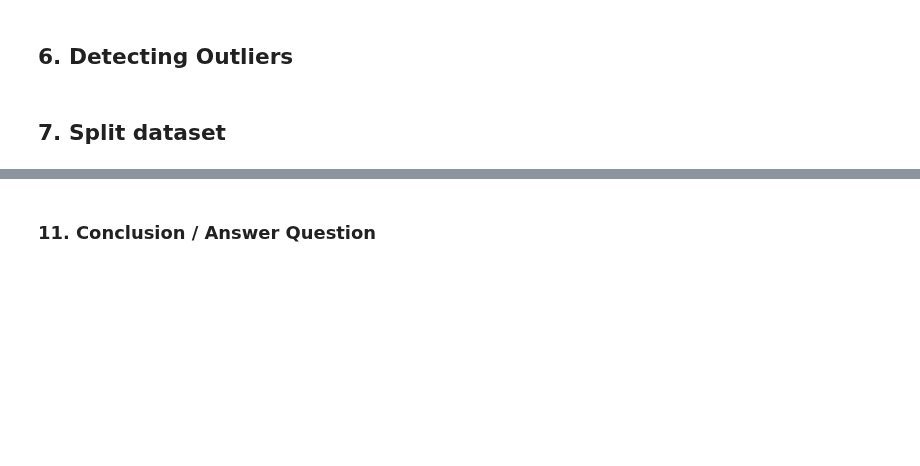
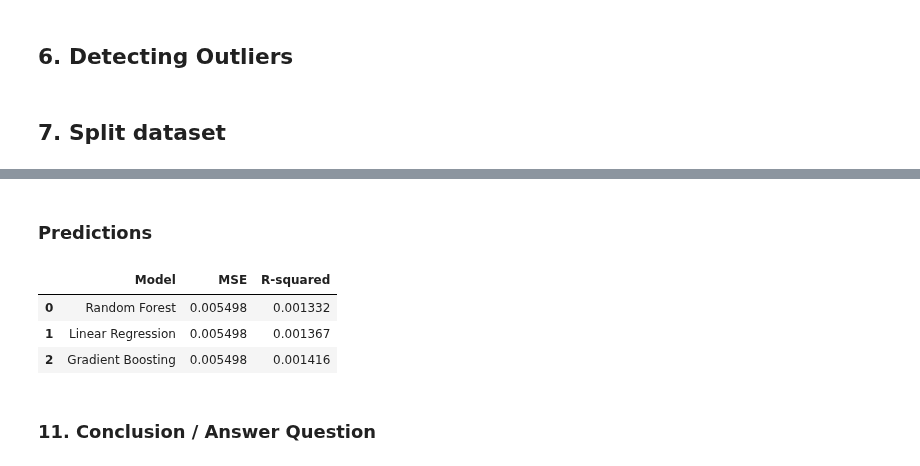
Before and after one commit to elkinbarretorojas/data_science, a Jupyter notebook: energy/model.ipynb, the cells around one changed output, grey strips where cells are left out. Saved outputs shown, nothing was run; the diff lists cells and outputs as text; code cells hidden in the pictures; blank space fills up the shorter version.

```diff
--- a/energy/model.ipynb
+++ b/energy/model.ipynb
@@ -276,3 +392,30 @@ Train: [   0    1    2 ... 3645 3646 3647] Test: [  20   41   62   83  104  125
+# %% [markdown]
+### Predictions
+# %%
+rforest_predictions = random_forest_model.predict(x_test_scaled)
+linreg_predictions = linear_regression_model.predict(x_test_scaled)
+gradboost_predictions = gradient_boosting_model.predict(x_test_scaled)
+# %%
+rf_mse = mean_squared_error(y_test, rforest_predictions)
+lr_mse = mean_squared_error(y_test, linreg_predictions)
+gb_mse = mean_squared_error(y_test, gradboost_predictions)
+# %%
+rf_r2 = r2_score(y_test, rforest_predictions)
+lr_r2 = r2_score(y_test, linreg_predictions)
+gb_r2 = r2_score(y_test, gradboost_predictions)
+# %%
+results = pd.DataFrame({
+    'Model': ['Random Forest', 'Linear Regression', 'Gradient Boosting'],
+    'MSE': [rf_mse, lr_mse, gb_mse],
+    'R-squared': [rf_r2, lr_r2, gb_r2]
+})
+# %%
+results
+# %% [output]
+|  | Model | MSE | R-squared |
+| 0 | Random Forest | 0.005498 | 0.001332 |
+| 1 | Linear Regression | 0.005498 | 0.001367 |
+| 2 | Gradient Boosting | 0.005498 | 0.001416 |
 # %% [markdown]
 ### 11. Conclusion / Answer Question
 # %% [markdown]
```
Also changed, not shown: parts of 29 cells of this notebook, 2 other files.
